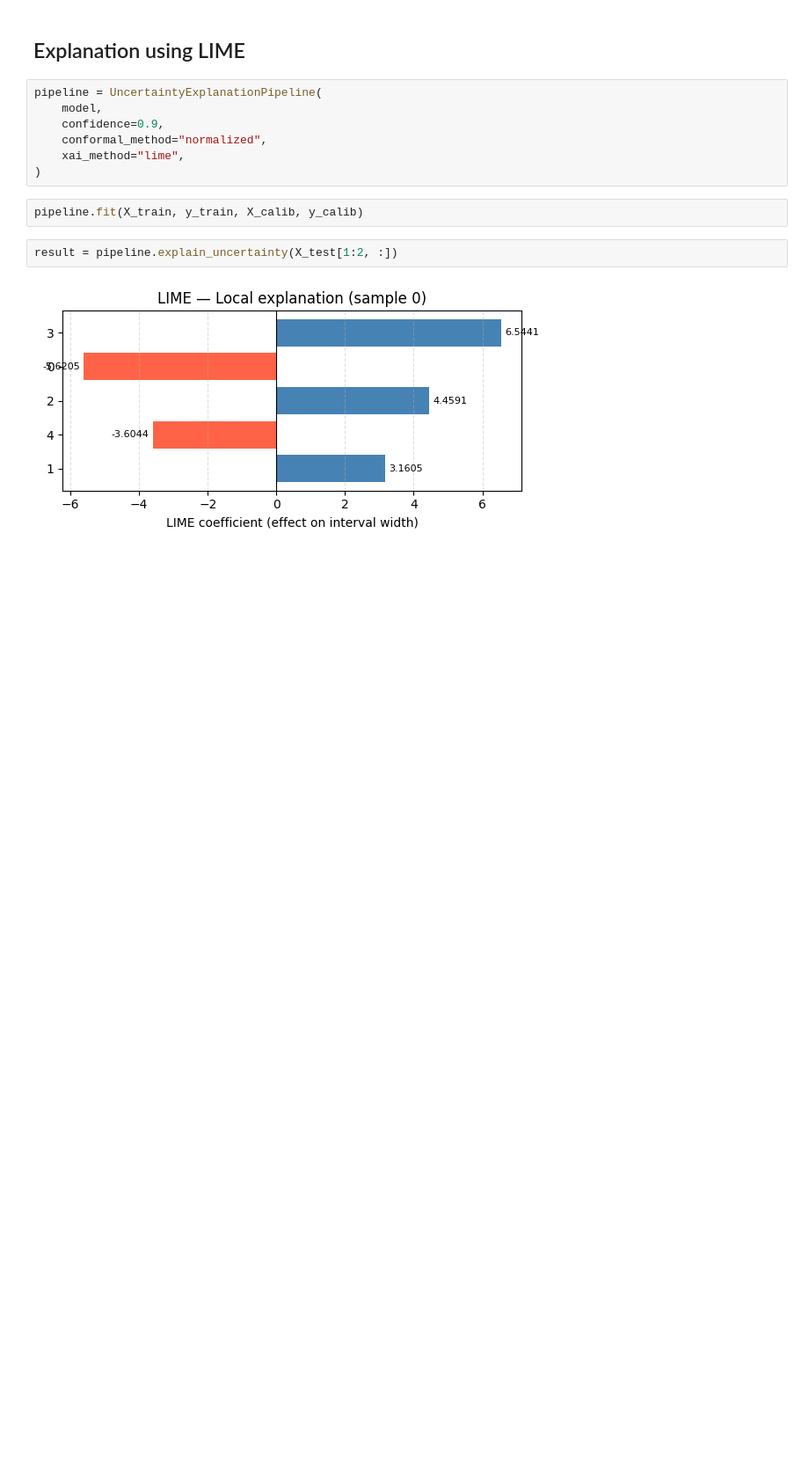
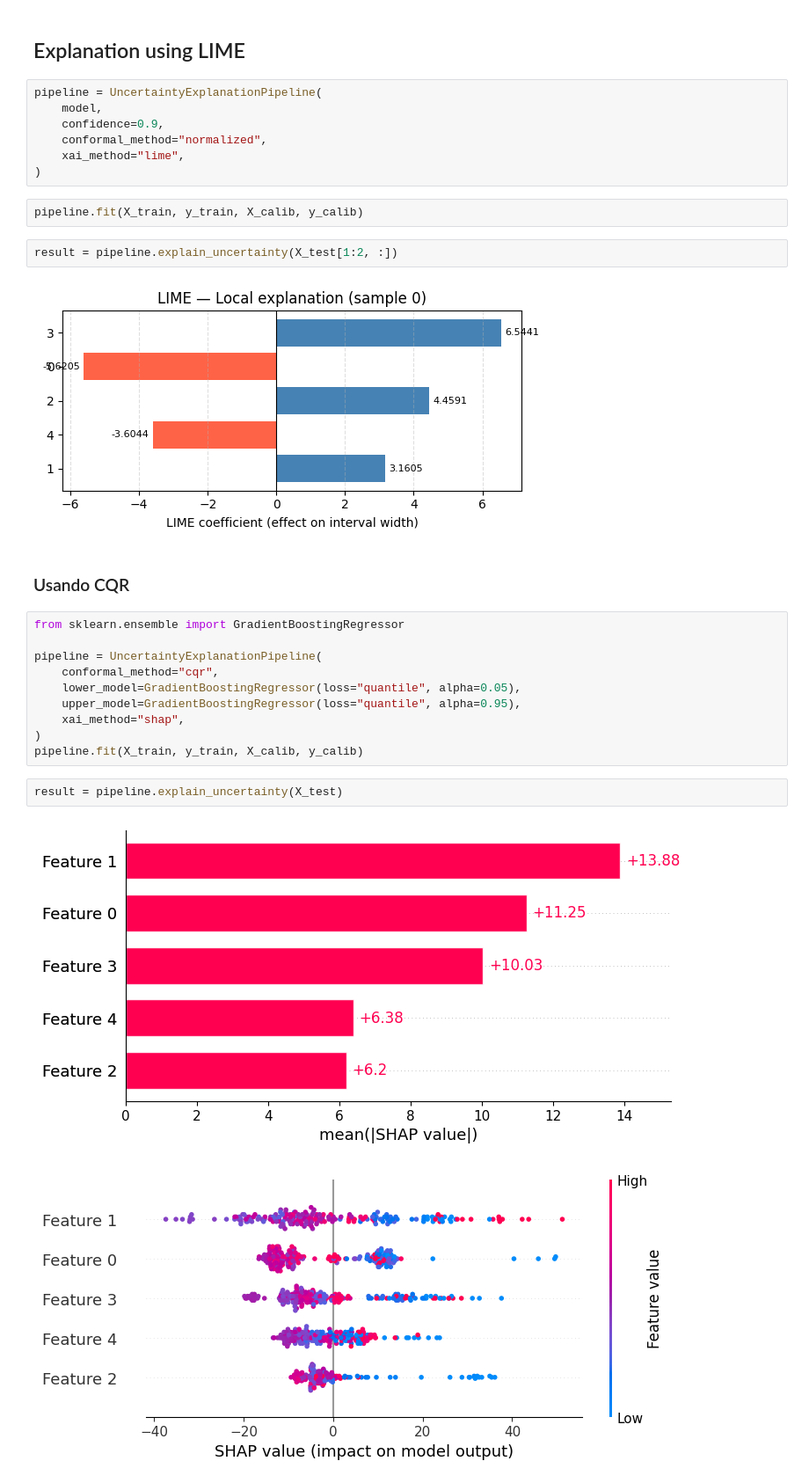
Before and after one commit to torodriguezt/uxplain, a Jupyter notebook: demo.ipynb, the cells around one changed output. Shown at 88% size. Cells and saved outputs as stored; diff of their text form; blank space fills up the shorter version.

Commit message:
Add cqr conformal predictor to uq pipeline

```diff
--- a/demo.ipynb
+++ b/demo.ipynb
@@ -174,3 +171,20 @@ pipeline.fit(X_train, y_train, X_calib, y_calib)
 result = pipeline.explain_uncertainty(X_test[1:2, :])
 # %% [output]
 [figure]
+# %% [markdown]
+### Usando CQR
+# %%
+from sklearn.ensemble import GradientBoostingRegressor
+
+pipeline = UncertaintyExplanationPipeline(
+    conformal_method="cqr",
+    lower_model=GradientBoostingRegressor(loss="quantile", alpha=0.05),
+    upper_model=GradientBoostingRegressor(loss="quantile", alpha=0.95),
+    xai_method="shap",
+)
+pipeline.fit(X_train, y_train, X_calib, y_calib)
+# %%
+result = pipeline.explain_uncertainty(X_test)
+# %% [output]
+[figure, added]
+[figure, added]
```
Also changed, not shown: parts of 2 cells of this notebook, 1 other file.
